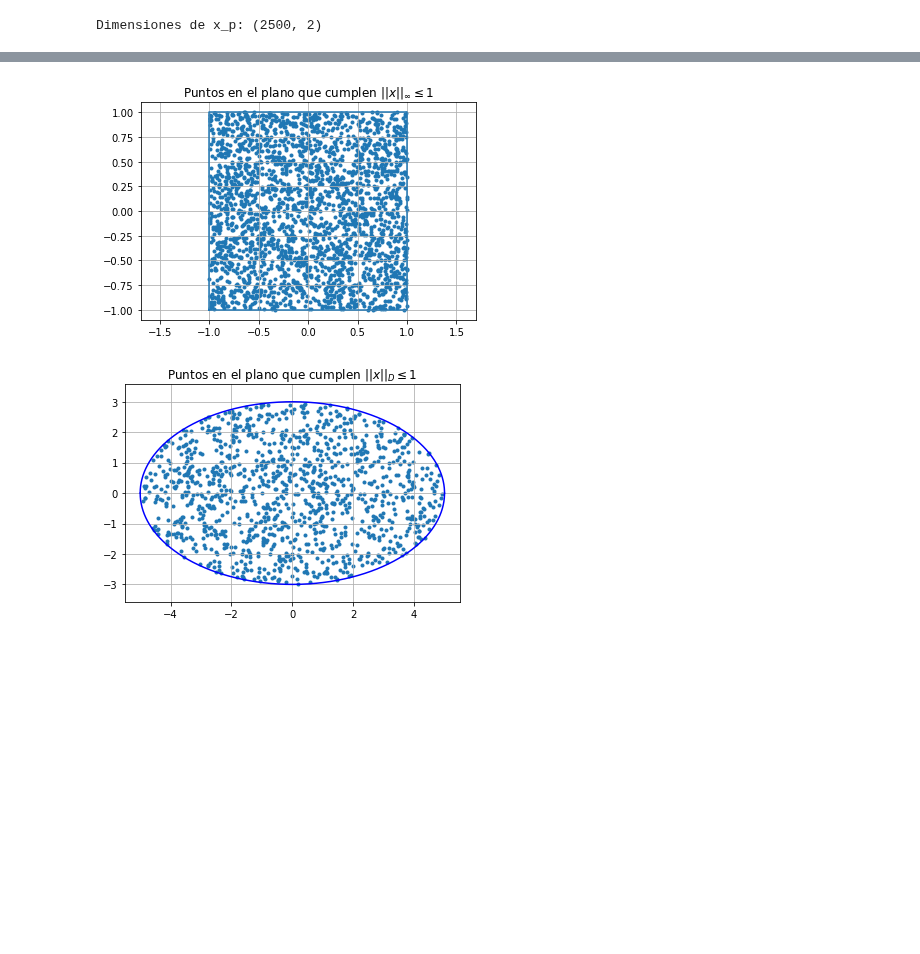
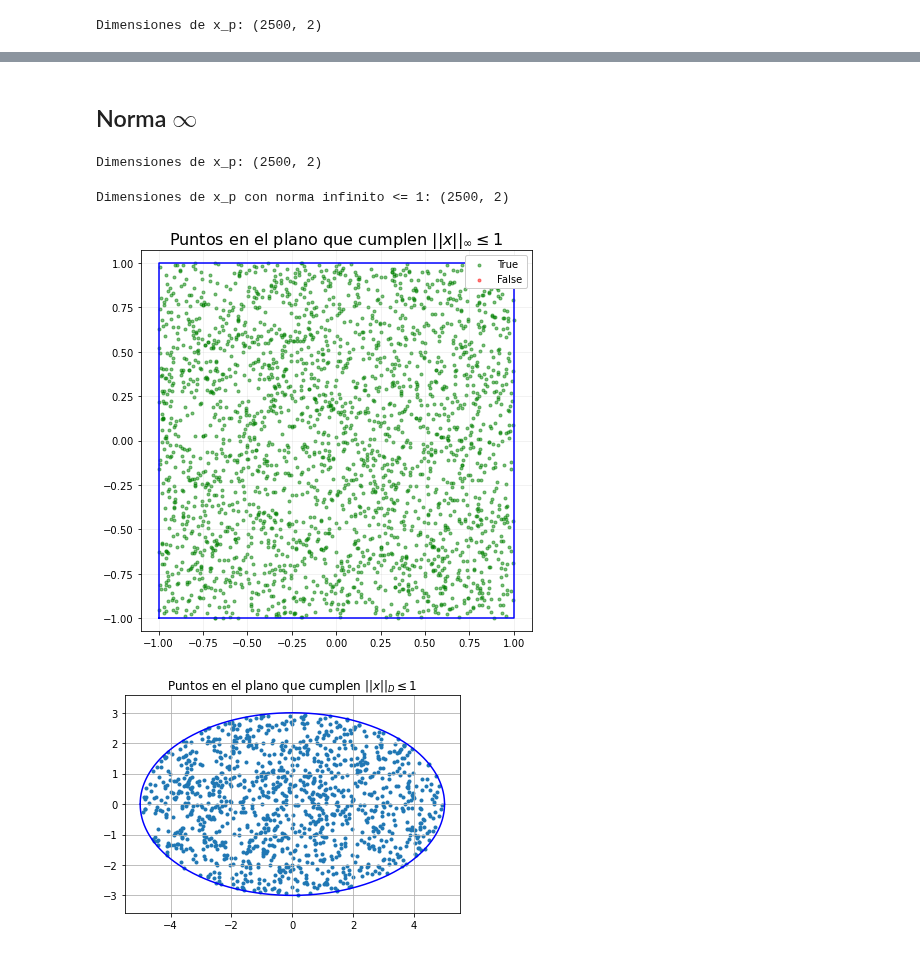
Before and after one commit to CAMM961001/itam-mcd, a Jupyter notebook: optimizacion/01-computo-cientifico/1.3-normas-vectoriales-matriciales.ipynb, the cells around one changed output, grey strips where cells are left out. Saved outputs shown, nothing was run; the diff lists cells and outputs as text; code cells hidden in the pictures; blank space fills up the shorter version.

Commit message:
Expandir norma infinito

```diff
--- a/optimizacion/01-computo-cientifico/1.3-normas-vectoriales-matriciales.ipynb
+++ b/optimizacion/01-computo-cientifico/1.3-normas-vectoriales-matriciales.ipynb
@@ -100,28 +100,2 @@ plt.show()
-# %%
-#Definición de norma infinito
-f=lambda x:np.max(np.abs(x),axis=1)
-
-point1 = (-1, -1)
-point2 = (-1, 1)
-point3 = (1, 1)
-point4 = (1, -1)
-point5 = point1
-arr = np.row_stack((point1, point2,
-                    point3, point4,
-                    point5))
-
-density_p=int(2.5*10**3)
-
-x_p=np.random.uniform(-1,1,(density_p,2))
-ind=f(x_p)<=1
-x_p_subset=x_p[ind]
-
-plt.scatter(x_p_subset[:,0],x_p_subset[:,1],marker='.')
-plt.plot(arr[:,0], arr[:,1])
-plt.title('Puntos en el plano que cumplen $||x||_{\infty} \leq 1$')
-plt.grid()
-plt.axis('equal')
-
-plt.show()
-# %% [output]
-[figure, removed]
+# %% [markdown]
+## Norma $\infty$
@@ -128,3 +105,45 @@ plt.show()
+# %%
+#Definición de arreglos
+point1 = (-1, -1)
+point2 = (-1, 1)
+point3 = (1, 1)
+point4 = (1, -1)
+point5 = point1
+arr = np.row_stack((point1, point2, point3, point4, point5))
+density_p = int(2.5*10**3)
+
+#Distribución normal de valores x
+x_p = np.random.uniform(low=-1, high=1, size=(density_p,2))
+
+print(f"Dimensiones de x_p: {x_p.shape}")
+# %% [output]
+Dimensiones de x_p: (2500, 2)
+# %%
+#Máscara para los vectores con norma infinito menor o igual a 1
+mask = f(x_p) <= 1
+
+#Se filtran de x_p los vectores que satisfacen ind
+x_p_true = x_p[mask]
+x_p_false = x_p[mask==False]
+print(f"Dimensiones de x_p con norma infinito <= 1: {x_p_true.shape}")
+# %% [output]
+Dimensiones de x_p con norma infinito <= 1: (2500, 2)
+# %%
+#Gráfica
+plt.figure(figsize=(7,7))
+plt.scatter(x=x_p_true[:,0], y=x_p_true[:,1], c='green', marker='.', alpha=0.5, label='True')
+plt.scatter(x=x_p_false[:,0], y=x_p_false[:,1], c='red', marker='.', alpha=0.5, label='False')
+plt.plot(arr[:,0], arr[:,1], 'b')
+
+#Anotaciones y estilo
+plt.title('Puntos en el plano que cumplen $||x||_{\infty} \leq 1$', fontsize=16)
+plt.legend(loc=1, framealpha=1)
+plt.grid(alpha=0.2)
+plt.axis('equal')
+
+plt.show()
+# %% [output]
+[figure, added]
 # %%
 d1_inv=1/5
 d2_inv=1/3
```
Also changed, not shown: parts of 5 cells of this notebook.
